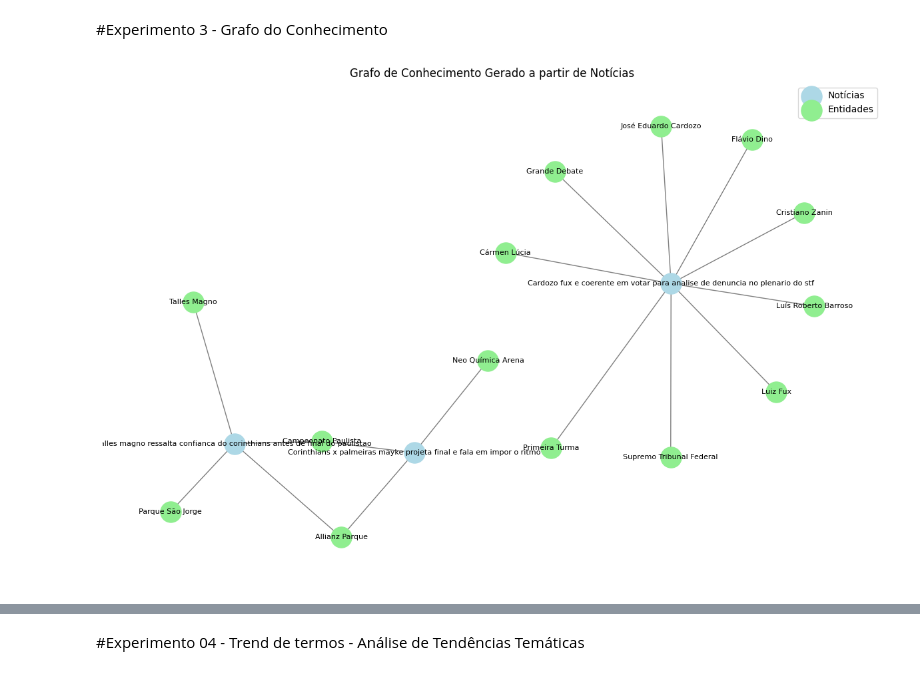
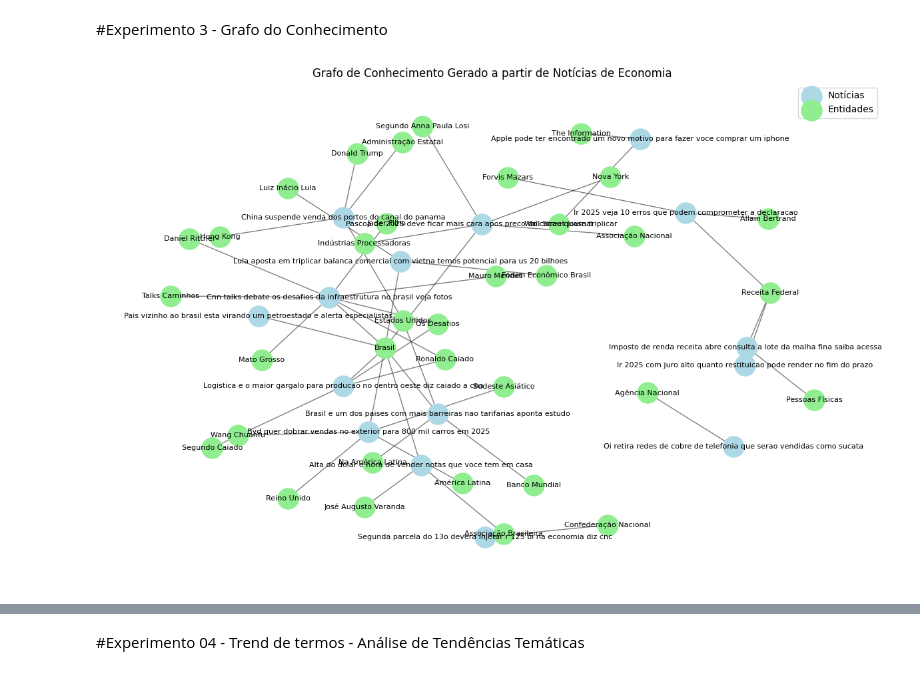
Before and after one commit to Ian0308/NewsGPT-Ian, a Jupyter notebook: NewsGPT_Projeto_Ian.ipynb, the cells around one changed output, grey strips where cells are left out. Cells and saved outputs as stored; diff of their text form; code cells hidden in the pictures.

```diff
--- a/NewsGPT_Projeto_Ian.ipynb
+++ b/NewsGPT_Projeto_Ian.ipynb
@@ -44,6 +48,7 @@ def connection():
     host = 'aws-0-us-east-1.pooler.supabase.com'
     database = 'postgres'
     user = 'postgres.uukllbhblupwoaizjsyh'
+    inbix = 'AjWlOyZqYNfUsMUY'
     password = 'noticia2025'
     port = 6543
 
@@ -60,5 +65,5 @@ def connection():
     else:
         return conn
 conn = connection()
-print("Conexão bem-sucedida!") if conn else print("Erro na conexão.")
+#print("Conexão bem-sucedida!") if conn else print("Erro na conexão.")
 # %% [output]
@@ -531,33 +401,33 @@ G = nx.Graph()
 # Coletar as notícias
 conn = connection()
 cur = conn.cursor()
-cur.execute("SELECT titulo, texto FROM noticia WHERE data_coleta IS NOT NULL LIMIT 10;")
+cur.execute("SELECT titulo, texto FROM noticia WHERE data_coleta IS NOT NULL AND categoria = 'economia' LIMIT 15;")
 noticias = cur.fetchall()
 
 # Preencher o grafo
 for titulo, texto in noticias:
   if texto is not None:
     entidades = detectar_entidades(texto[:1000])  # limitar tamanho por performance
     G.add_node(titulo, type='noticia')
     for entidade in entidades:
         G.add_node(entidade, type='entidade')
         G.add_edge(titulo, entidade)
 
 # Visualizar o grafo
 plt.figure(figsize=(12, 8))
 pos = nx.spring_layout(G, k=0.5)
 noticias_nodes = [n for n in G.nodes if G.nodes[n]['type'] == 'noticia']
 entidade_nodes = [n for n in G.nodes if G.nodes[n]['type'] == 'entidade']
 
 nx.draw_networkx_nodes(G, pos, nodelist=noticias_nodes, node_color='lightblue', label='Notícias', node_size=500)
 nx.draw_networkx_nodes(G, pos, nodelist=entidade_nodes, node_color='lightgreen', label='Entidades', node_size=500)
 nx.draw_networkx_edges(G, pos, alpha=0.5)
 nx.draw_networkx_labels(G, pos, font_size=8)
 
-plt.title("Grafo de Conhecimento Gerado a partir de Notícias")
+plt.title("Grafo de Conhecimento Gerado a partir de Notícias de Economia")
 plt.axis('off')
 plt.legend()
 plt.tight_layout()
 plt.show()
 # %% [output]
-[figure, old version]
+[figure, new version]
```
Also changed, not shown: parts of 32 cells of this notebook.
